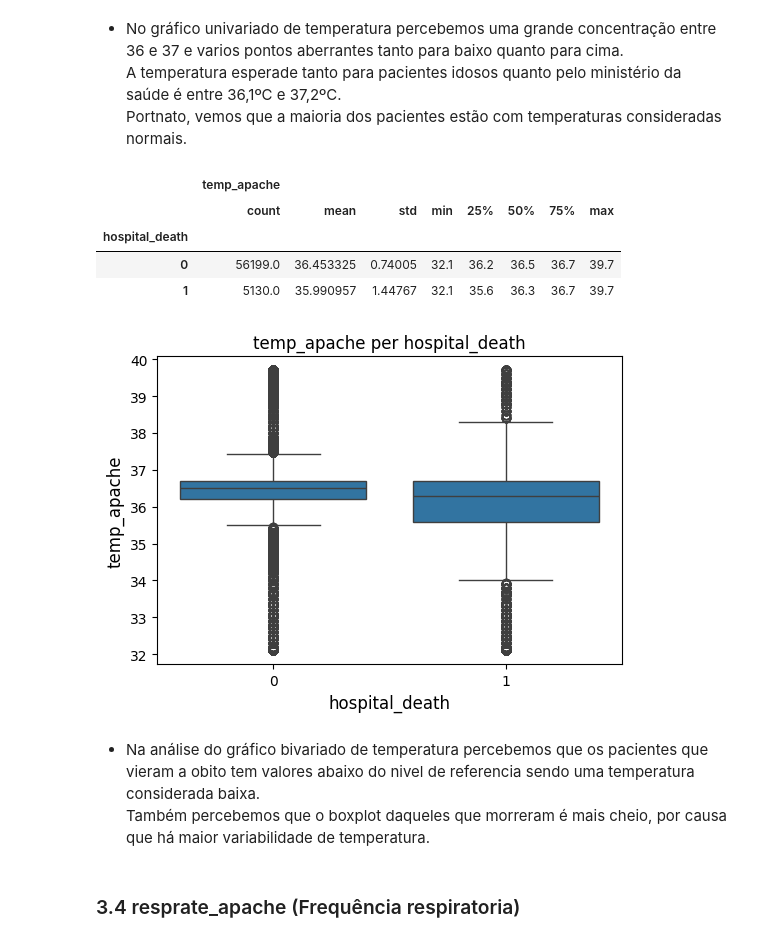
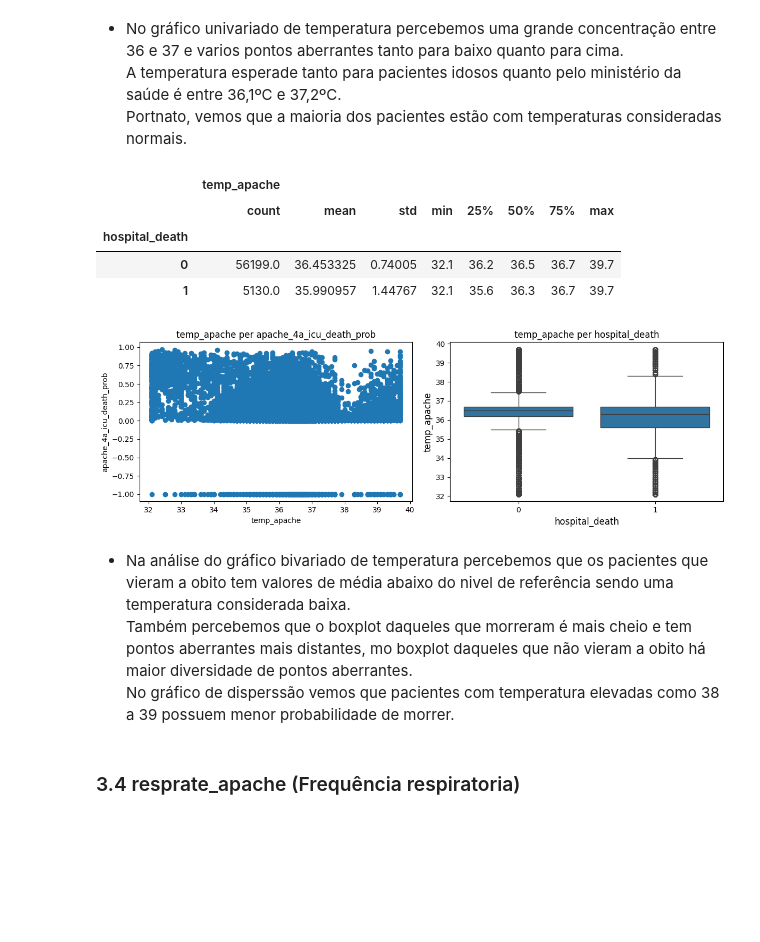
Before and after one commit to kaioreidela/Death_Prediction_in_ICU, a Jupyter notebook: teste_treino.ipynb, the cells around one changed output. Cells and saved outputs as stored; diff of their text form; code cells hidden in the pictures; blank space fills up the shorter version.

```diff
--- a/teste_treino.ipynb
+++ b/teste_treino.ipynb
@@ -470,18 +553,23 @@ histograma("temp_apache",dados)
 * No gráfico univariado de temperatura percebemos uma grande concentração entre 36 e 37 e varios pontos aberrantes tanto para baixo quanto para cima.
 A temperatura esperade tanto para pacientes idosos quanto pelo ministério da saúde é entre 36,1ºC e 37,2ºC.
 Portnato, vemos que a maioria dos pacientes estão com temperaturas consideradas normais.
-# %%
-qualitativaXquantativa("temp_apache","hospital_death",dados)
-# %% [output]
-|  | temp_apache |  |  |  |  |  |  |  |
-|  | count | mean | std | min | 25% | 50% | 75% | max |
-| hospital_death |  |  |  |  |  |  |  |  |
-| 0 | 56199.0 | 36.453325 | 0.74005 | 32.1 | 36.2 | 36.5 | 36.7 | 39.7 |
-| 1 | 5130.0 | 35.990957 | 1.44767 | 32.1 | 35.6 | 36.3 | 36.7 | 39.7 |
-[figure, removed]
+# %%
+fig, axs = plt.subplots(1, 2, figsize=(12, 4))
+scater("temp_apache","apache_4a_icu_death_prob",dados,axs[0])
+qualitativaXquantativa("temp_apache","hospital_death",dados,axs[1])
+plt.tight_layout()
+plt.show()
+# %% [output]
+|  | temp_apache |  |  |  |  |  |  |  |
+|  | count | mean | std | min | 25% | 50% | 75% | max |
+| hospital_death |  |  |  |  |  |  |  |  |
+| 0 | 56199.0 | 36.453325 | 0.74005 | 32.1 | 36.2 | 36.5 | 36.7 | 39.7 |
+| 1 | 5130.0 | 35.990957 | 1.44767 | 32.1 | 35.6 | 36.3 | 36.7 | 39.7 |
+[figure, added]
 # %% [markdown]
-* Na análise do gráfico bivariado de temperatura percebemos que os pacientes que vieram a obito tem valores abaixo do nivel de referencia sendo uma temperatura considerada baixa.
-Também percebemos que o boxplot daqueles que morreram é mais cheio, por causa que há maior variabilidade de temperatura.
+* Na análise do gráfico bivariado de temperatura percebemos que os pacientes que vieram a obito tem valores de média abaixo do nivel de referência sendo uma temperatura considerada baixa.
+Também percebemos que o boxplot daqueles que morreram é mais cheio e tem pontos aberrantes mais distantes, mo boxplot daqueles que não vieram a obito há maior diversidade de pontos aberrantes.
+No gráfico de disperssão vemos que pacientes com temperatura elevadas como 38 a 39 possuem menor probabilidade de morrer.
 # %% [markdown]
 ### 3.4 resprate_apache (Frequência respiratoria)
 # %%
```
Also changed, not shown: parts of 18 cells of this notebook.
